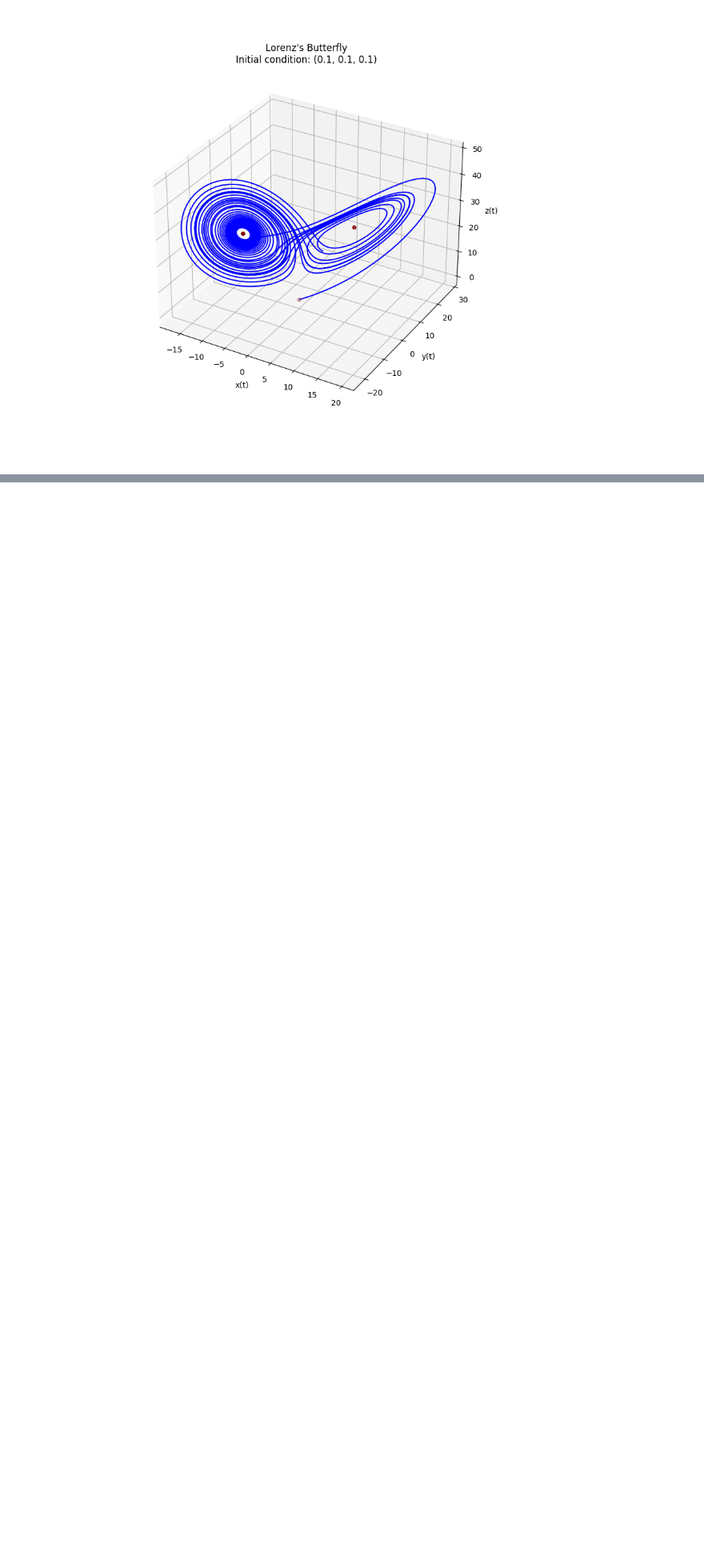
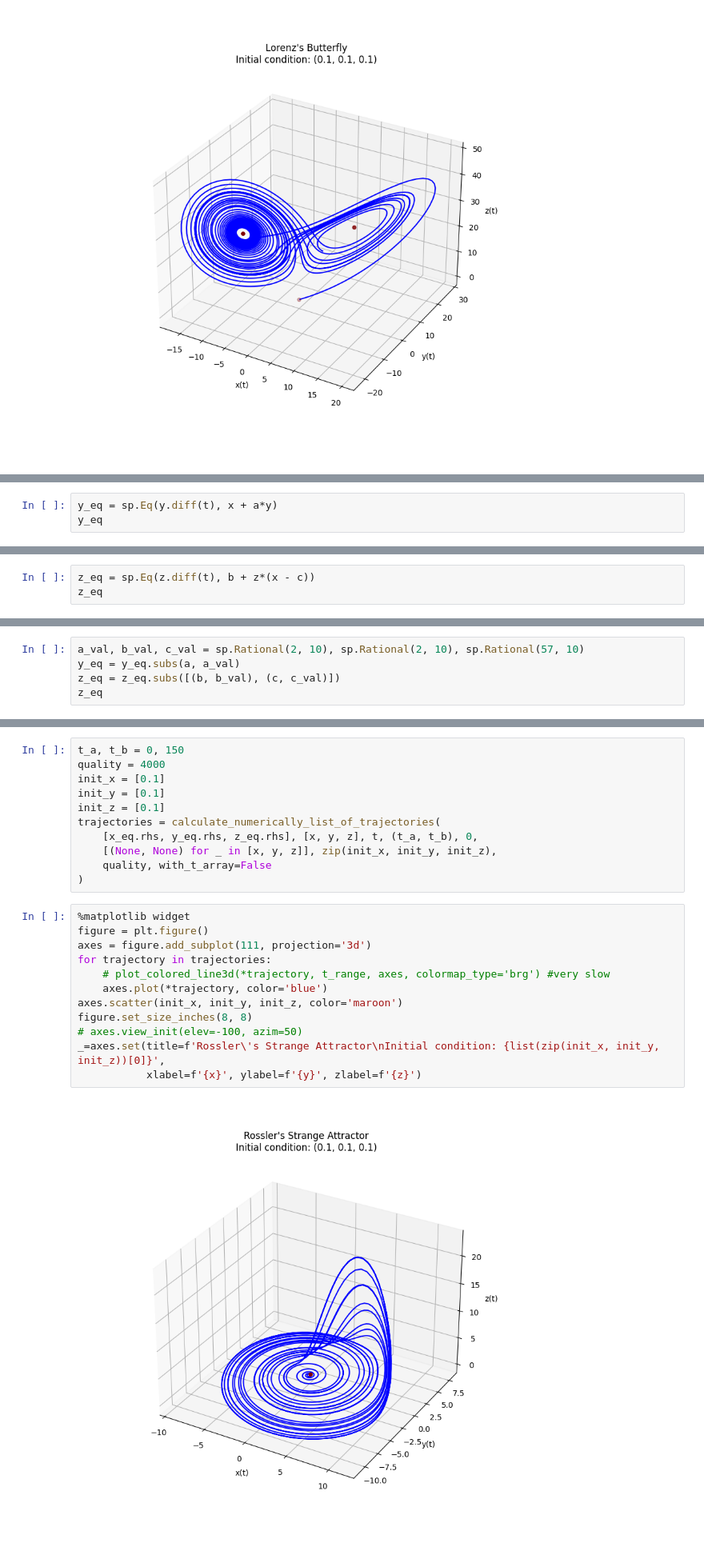
Before and after one commit to Yolonek/NonlinearDynamics, a Jupyter notebook: PhasePlanePortraitAnalysis.ipynb, the cells around one changed output, grey strips where cells are left out. Shown at 80% size. Drawn from its saved outputs; the diff is of its cells as text; blank space fills up the shorter version.

Commit message:
Systems visualized

```diff
--- a/PhasePlanePortraitAnalysis.ipynb
+++ b/PhasePlanePortraitAnalysis.ipynb
@@ -172,0 +191,3 @@ _=axes.set(title=f'Lorenz\'s Butterfly\nInitial condition: {list(zip(init_x, ini
+# %%
+y_eq = sp.Eq(y.diff(t), x + a*y)
+y_eq
@@ -172,0 +196,3 @@ _=axes.set(title=f'Lorenz\'s Butterfly\nInitial condition: {list(zip(init_x, ini
+# %%
+z_eq = sp.Eq(z.diff(t), b + z*(x - c))
+z_eq
@@ -172,0 +211,5 @@ _=axes.set(title=f'Lorenz\'s Butterfly\nInitial condition: {list(zip(init_x, ini
+# %%
+a_val, b_val, c_val = sp.Rational(2, 10), sp.Rational(2, 10), sp.Rational(57, 10)
+y_eq = y_eq.subs(a, a_val)
+z_eq = z_eq.subs([(b, b_val), (c, c_val)])
+z_eq
@@ -172,0 +225,25 @@ _=axes.set(title=f'Lorenz\'s Butterfly\nInitial condition: {list(zip(init_x, ini
+# %%
+t_a, t_b = 0, 150
+quality = 4000
+init_x = [0.1]
+init_y = [0.1]
+init_z = [0.1]
+trajectories = calculate_numerically_list_of_trajectories(
+    [x_eq.rhs, y_eq.rhs, z_eq.rhs], [x, y, z], t, (t_a, t_b), 0,
+    [(None, None) for _ in [x, y, z]], zip(init_x, init_y, init_z),
+    quality, with_t_array=False
+)
+# %%
+%matplotlib widget
+figure = plt.figure()
+axes = figure.add_subplot(111, projection='3d')
+for trajectory in trajectories:
+    # plot_colored_line3d(*trajectory, t_range, axes, colormap_type='brg') #very slow
+    axes.plot(*trajectory, color='blue')
+axes.scatter(init_x, init_y, init_z, color='maroon')
+figure.set_size_inches(8, 8)
+# axes.view_init(elev=-100, azim=50)
+_=axes.set(title=f'Rossler\'s Strange Attractor\nInitial condition: {list(zip(init_x, init_y, init_z))[0]}',
+           xlabel=f'{x}', ylabel=f'{y}', zlabel=f'{z}')
+# %% [output]
+[figure, added]
```
Also changed, not shown: parts of 15 cells of this notebook, 1 other file.
